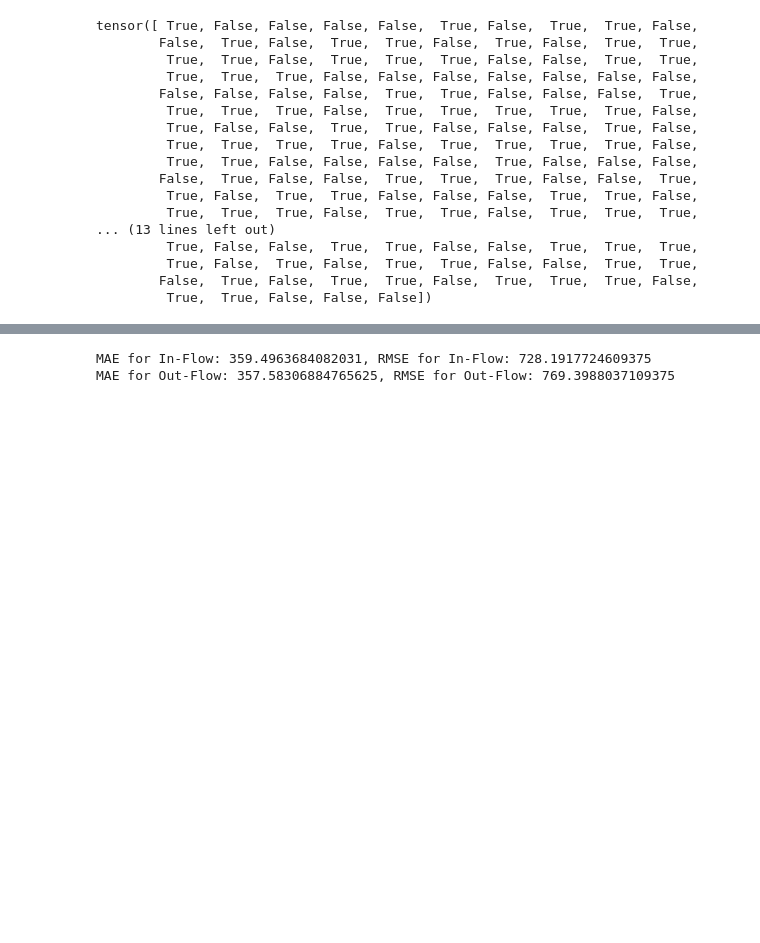
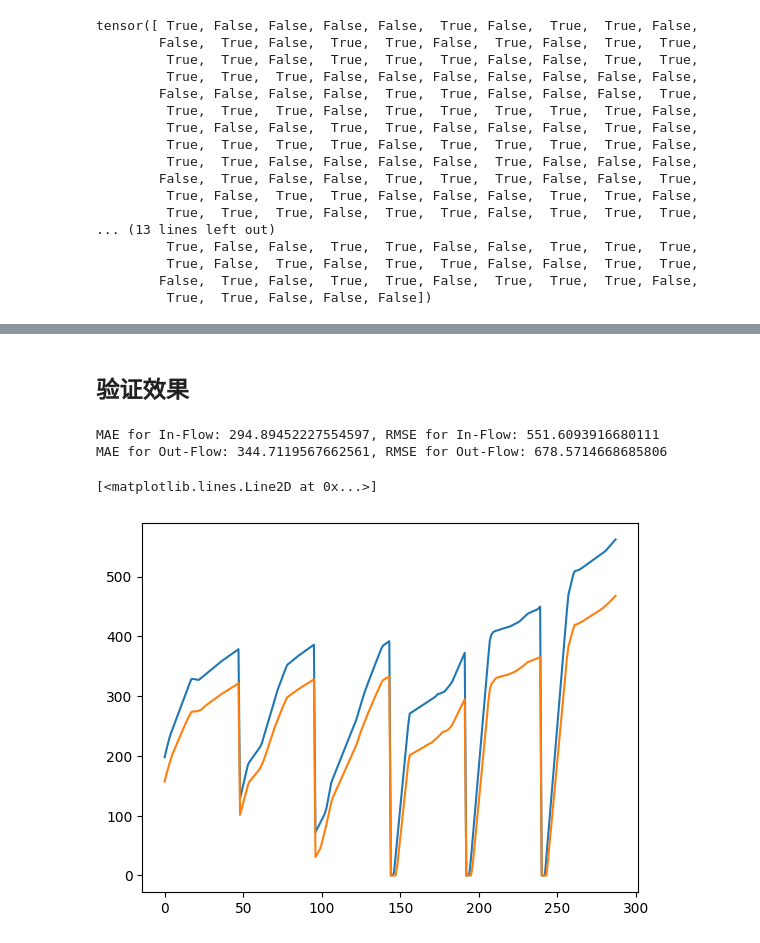
Before and after one commit to Africar-Lee/CTS-transmit, a Jupyter notebook: test_main.ipynb, the cells around one changed output, grey strips where cells are left out. Cells and saved outputs as stored; diff of their text form; code cells hidden in the pictures; blank space fills up the shorter version.

```diff
--- a/test_main.ipynb
+++ b/test_main.ipynb
@@ -154,7 +300,7 @@ for i in range(len(station)):
     day_of_week = precise_time.weekday() # Monday == 0 ... Sunday == 6
 
     event_condition = ((precise_time.day == 26 or precise_time.day == 27) and precise_time.month == 5) or ((precise_time.day == 25) and precise_time.month == 8)
-    is_event = 1 if event_condition else 0
+    is_event = 1.0 if event_condition else 0.0
 
     in_flow = float(station.loc[i, '进站量'])
     out_flow = float(station.loc[i, '出站量'])
@@ -303,11 +573,12 @@ dup_i= 380              loss= 2394.584716796875
 # %%
 # make prediction
 model.eval()
-predict_data: List[Data] = data_input[train_set_sz:]
+predict_data: List[Data] = data_input[:train_set_sz]
 
 predict_in_flow = []
 predict_out_flow = []
 for piece in predict_data:
     pre_out = model(piece)
+    pre_out = abnorm_min_max(pre_out.detach(), min_y, max_y)
     predict_in_flow.append(pre_out[:, 0][station_mask])
     predict_out_flow.append(pre_out[:, 1][station_mask])
@@ -314,3 +595,5 @@ for piece in predict_data:
+# %% [markdown]
+## 验证效果
 # %%
 from sklearn.metrics import mean_absolute_error, mean_squared_error
 
@@ -321,6 +604,8 @@ predicted_in_flow = np.array([out.detach().numpy() for out in predict_in_flow])
 predicted_out_flow = np.array([out.detach().numpy() for out in predict_out_flow])
 
 # 计算 MAE 和 RMSE
+true_in_flow = abnorm_min_max(true_in_flow,min_y[0],max_y[0])
+true_out_flow = abnorm_min_max(true_out_flow,min_y[1],max_y[1])
 mae_in = mean_absolute_error(true_in_flow, predicted_in_flow)
 rmse_in = np.sqrt(mean_squared_error(true_in_flow, predicted_in_flow))
 
@@ -330,5 +615,12 @@ rmse_out = np.sqrt(mean_squared_error(true_out_flow, predicted_out_flow))
 print(f"MAE for In-Flow: {mae_in}, RMSE for In-Flow: {rmse_in}")
 print(f"MAE for Out-Flow: {mae_out}, RMSE for Out-Flow: {rmse_out}")
 # %% [output]
-MAE for In-Flow: 359.4963684082031, RMSE for In-Flow: 728.1917724609375
-MAE for Out-Flow: 357.58306884765625, RMSE for Out-Flow: 769.3988037109375
+MAE for In-Flow: 294.89452227554597, RMSE for In-Flow: 551.6093916680111
+MAE for Out-Flow: 344.7119567662561, RMSE for Out-Flow: 678.5714668685806
+# %%
+# plt.plot(true_in_flow[:,-3])
+plt.plot(predicted_in_flow[:,-3])
+plt.plot(predicted_in_flow[:,-45])
+# %% [output]
+[<matplotlib.lines.Line2D at 0x...>]
+[figure, added]
```
Also changed, not shown: parts of 36 cells of this notebook, 2 other files.
